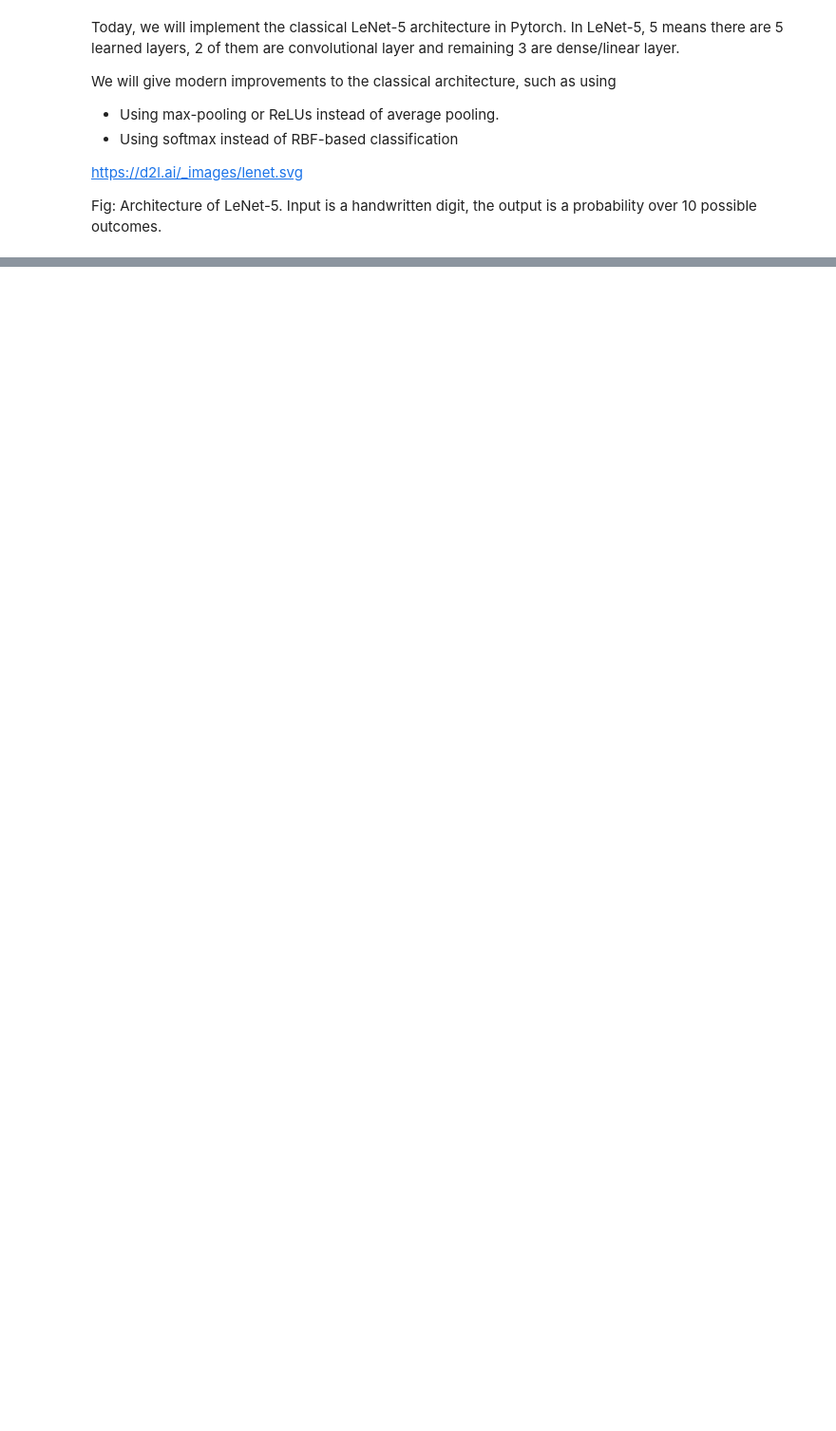
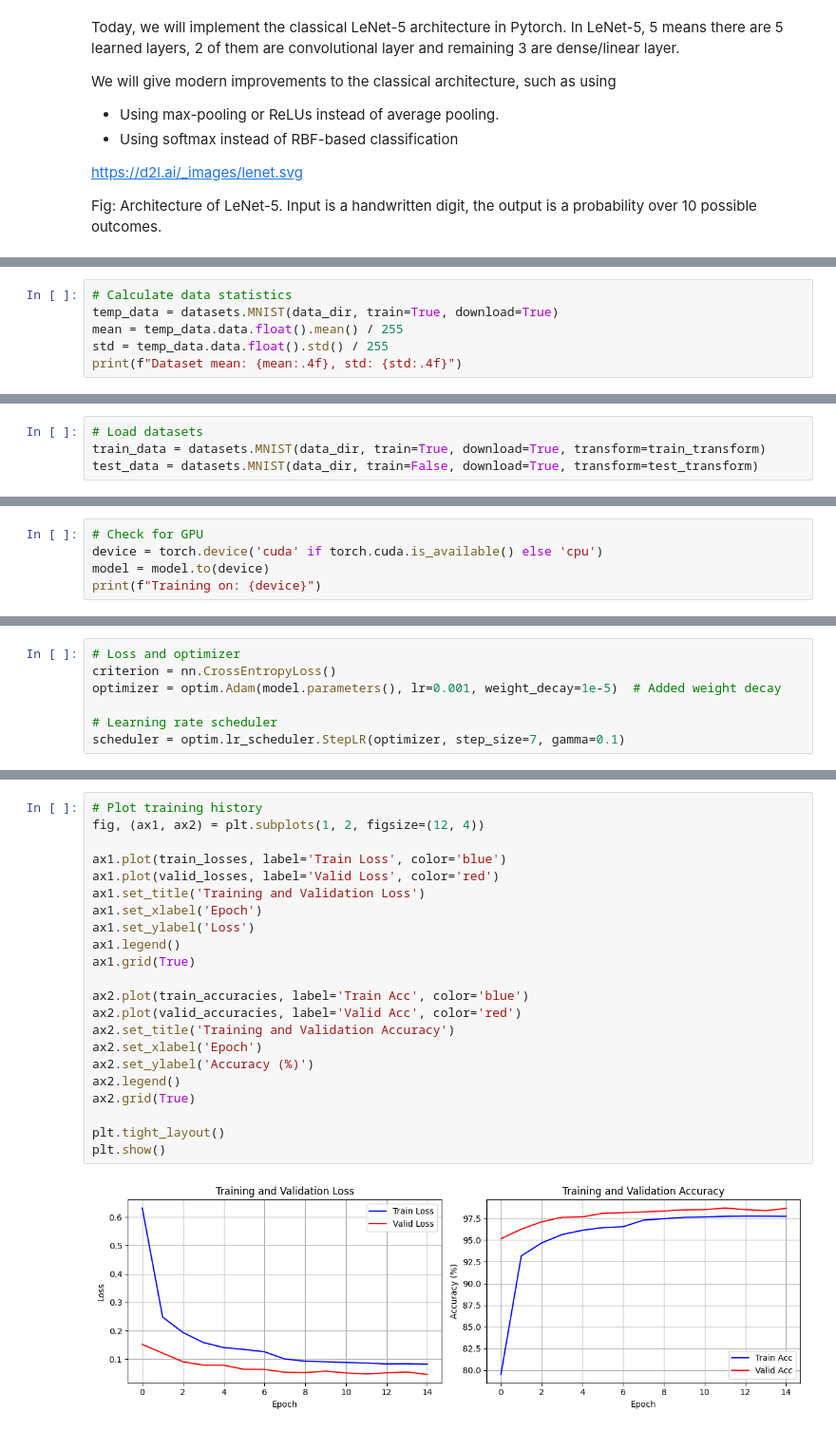
Before and after one commit to theonlyNischal/ML-DL-Projects-and-Paper-Implementation, a Jupyter notebook: 1_Classic_Neural_Networks_Implementation/1-Lenet-5-Pytorch-Improved.ipynb, the cells around one changed output, grey strips where cells are left out. Shown at 95% size. Cells and saved outputs as stored; diff of their text form; blank space fills up the shorter version.

Commit message:
Implemented MNIST using LeNet

```diff
--- a/1_Classic_Neural_Networks_Implementation/1-Lenet-5-Pytorch-Improved.ipynb
+++ b/1_Classic_Neural_Networks_Implementation/1-Lenet-5-Pytorch-Improved.ipynb
@@ -59,0 +79,6 @@ NameError: name 'nn' is not defined
+# %%
+# Calculate data statistics
+temp_data = datasets.MNIST(data_dir, train=True, download=True)
+mean = temp_data.data.float().mean() / 255
+std = temp_data.data.float().std() / 255
+print(f"Dataset mean: {mean:.4f}, std: {std:.4f}")
@@ -59,0 +102,4 @@ NameError: name 'nn' is not defined
+# %%
+# Load datasets
+train_data = datasets.MNIST(data_dir, train=True, download=True, transform=train_transform)
+test_data = datasets.MNIST(data_dir, train=False, download=True, transform=test_transform)
@@ -59,0 +185,5 @@ NameError: name 'nn' is not defined
+# %%
+# Check for GPU
+device = torch.device('cuda' if torch.cuda.is_available() else 'cpu')
+model = model.to(device)
+print(f"Training on: {device}")
@@ -59,0 +192,7 @@ NameError: name 'nn' is not defined
+# %%
+# Loss and optimizer
+criterion = nn.CrossEntropyLoss()
+optimizer = optim.Adam(model.parameters(), lr=0.001, weight_decay=1e-5)  # Added weight decay
+
+# Learning rate scheduler
+scheduler = optim.lr_scheduler.StepLR(optimizer, step_size=7, gamma=0.1)
@@ -59,0 +294,24 @@ NameError: name 'nn' is not defined
+# %%
+# Plot training history
+fig, (ax1, ax2) = plt.subplots(1, 2, figsize=(12, 4))
+
+ax1.plot(train_losses, label='Train Loss', color='blue')
+ax1.plot(valid_losses, label='Valid Loss', color='red')
+ax1.set_title('Training and Validation Loss')
+ax1.set_xlabel('Epoch')
+ax1.set_ylabel('Loss')
+ax1.legend()
+ax1.grid(True)
+
+ax2.plot(train_accuracies, label='Train Acc', color='blue')
+ax2.plot(valid_accuracies, label='Valid Acc', color='red')
+ax2.set_title('Training and Validation Accuracy')
+ax2.set_xlabel('Epoch')
+ax2.set_ylabel('Accuracy (%)')
+ax2.legend()
+ax2.grid(True)
+
+plt.tight_layout()
+plt.show()
+# %% [output]
+[figure, added]
```
Also changed, not shown: parts of 14 cells of this notebook.
